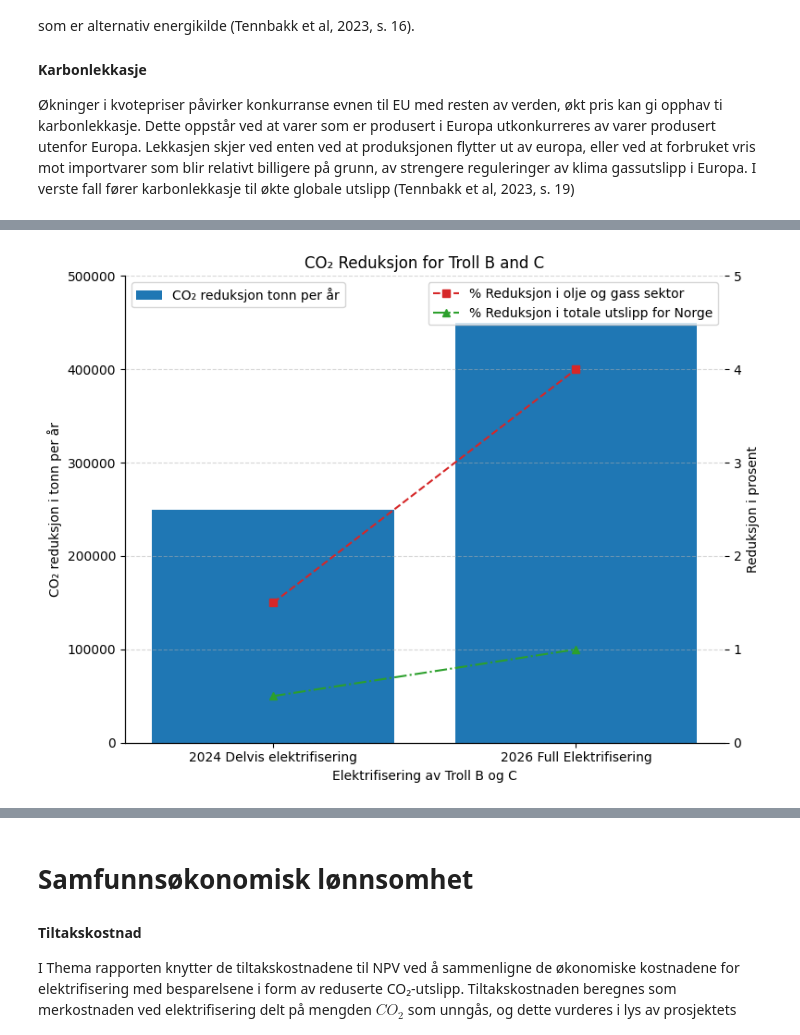
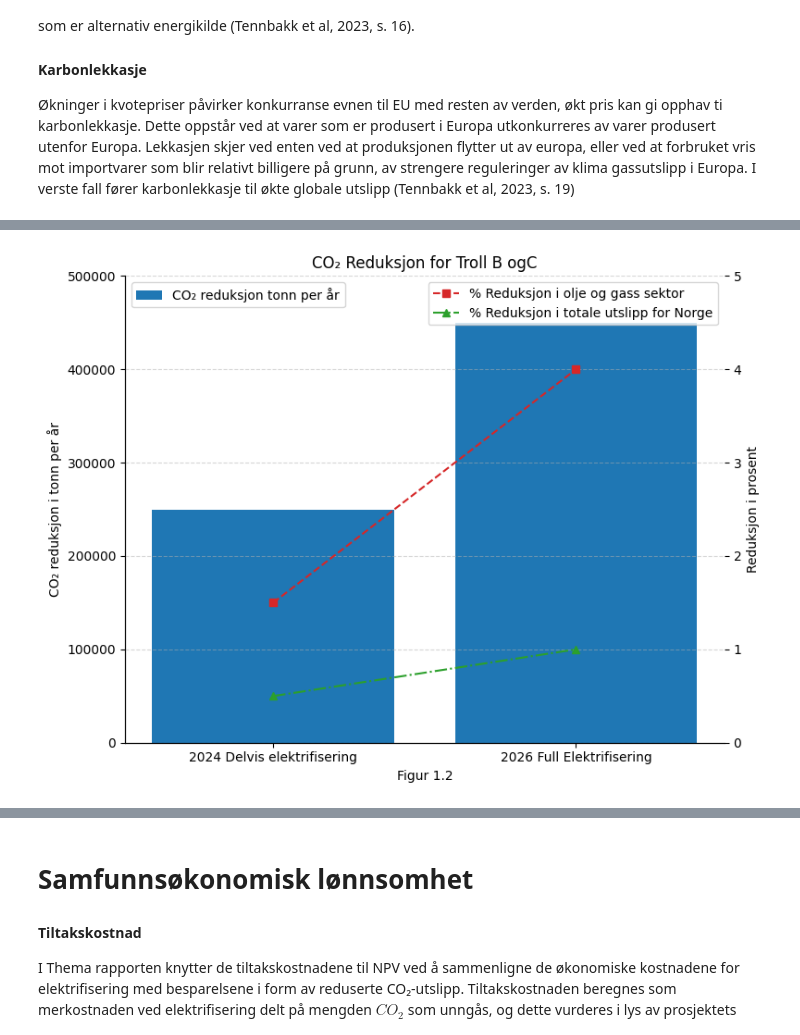
Before and after one commit to loopdiggaz/SOK2014, a Jupyter notebook: PO/Prosjektoppgave.ipynb, the cells around one changed output, grey strips where cells are left out. Saved outputs shown, nothing was run; the diff lists cells and outputs as text; code cells hidden in the pictures.

```diff
--- a/PO/Prosjektoppgave.ipynb
+++ b/PO/Prosjektoppgave.ipynb
@@ -113,33 +133,33 @@ Hvordan økt tilbud av gass påvirker netto CO2-utslipp er avhengig av hvilke al
 Prosjekt = ["2024 Delvis elektrifisering", "2026 Full Elektrifisering"]
 Co2_reduksjon = [250000, 450000]
 prosent_reduksjon_oljeoggass_sektor = [1.5, 4]
 prosent_totale_utslipp = [0.5, 1]
 
 fig, ax1 = plt.subplots(figsize=(8, 6))
 
-ax1.set_xlabel('Elektrifisering av Troll B og C')
+ax1.set_xlabel('Figur 1.2')
 ax1.set_ylabel('CO₂ reduksjon i tonn per år')
 ax1.bar(Prosjekt,Co2_reduksjon, label="CO₂ reduksjon tonn per år")
 ax1.tick_params(axis='y')
 ax1.set_ylim(0, 500_000)
 ax1.legend(loc="upper left")
 
 ax2 = ax1.twinx()
 ax2.set_ylabel('Reduksjon i prosent')
 ax2.plot(Prosjekt, prosent_reduksjon_oljeoggass_sektor, marker='s',color='tab:red', linestyle='--', label="% Reduksjon i olje og gass sektor")
 ax2.plot(Prosjekt, prosent_totale_utslipp, marker='^', color='tab:green', linestyle='-.', label="% Reduksjon i totale utslipp for Norge")
 ax2.tick_params(axis='y')
 ax2.set_ylim(0, 5)
 ax2.legend(loc="upper right")
 
 ax1.spines['top'].set_visible(False)
 ax1.spines['right'].set_visible(False)
 ax2.spines['top'].set_visible(False)
 ax2.spines['right'].set_visible(False)
 
-plt.title("CO₂ Reduksjon for Troll B and C")
+plt.title("CO₂ Reduksjon for Troll B ogC")
 plt.grid(True, axis='y', linestyle='--', alpha=0.5)
 plt.tight_layout()
 plt.show()
 # %% [output]
-[figure, old version]
+[figure, new version]
```
Also changed, not shown: parts of 4 cells of this notebook.
